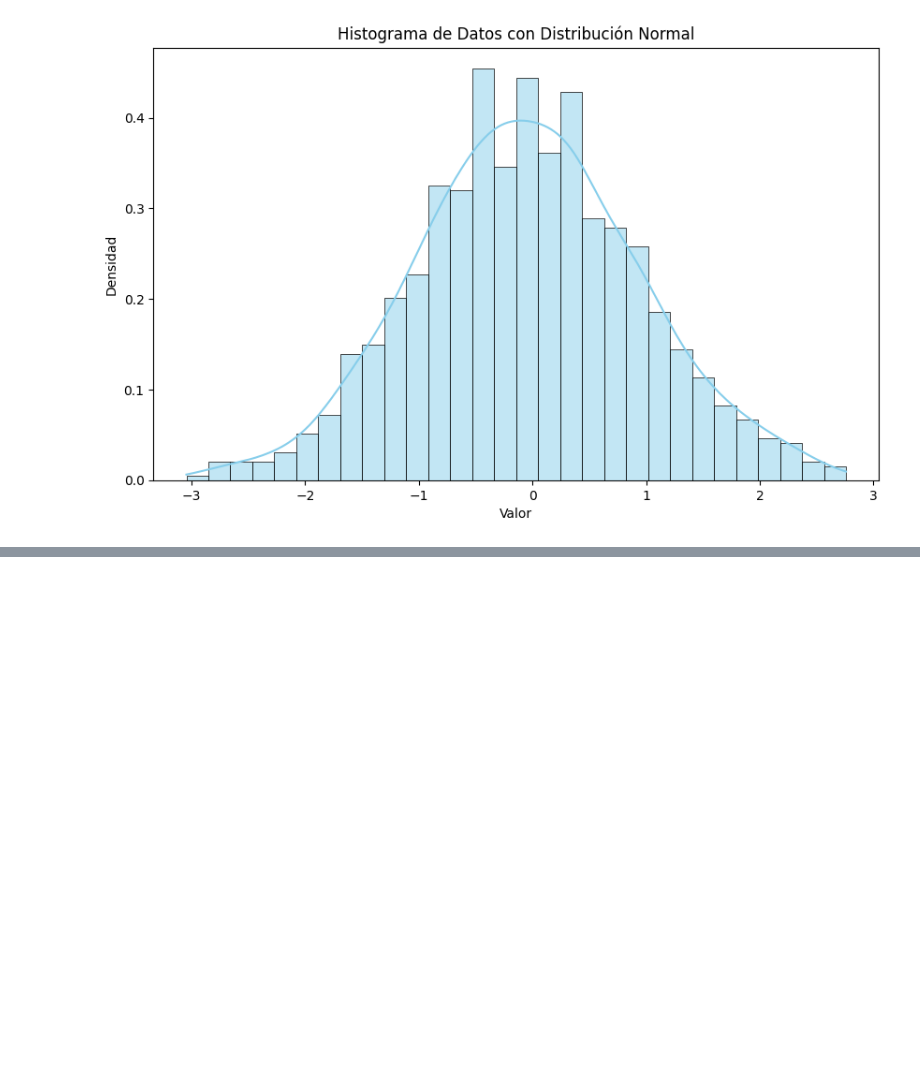
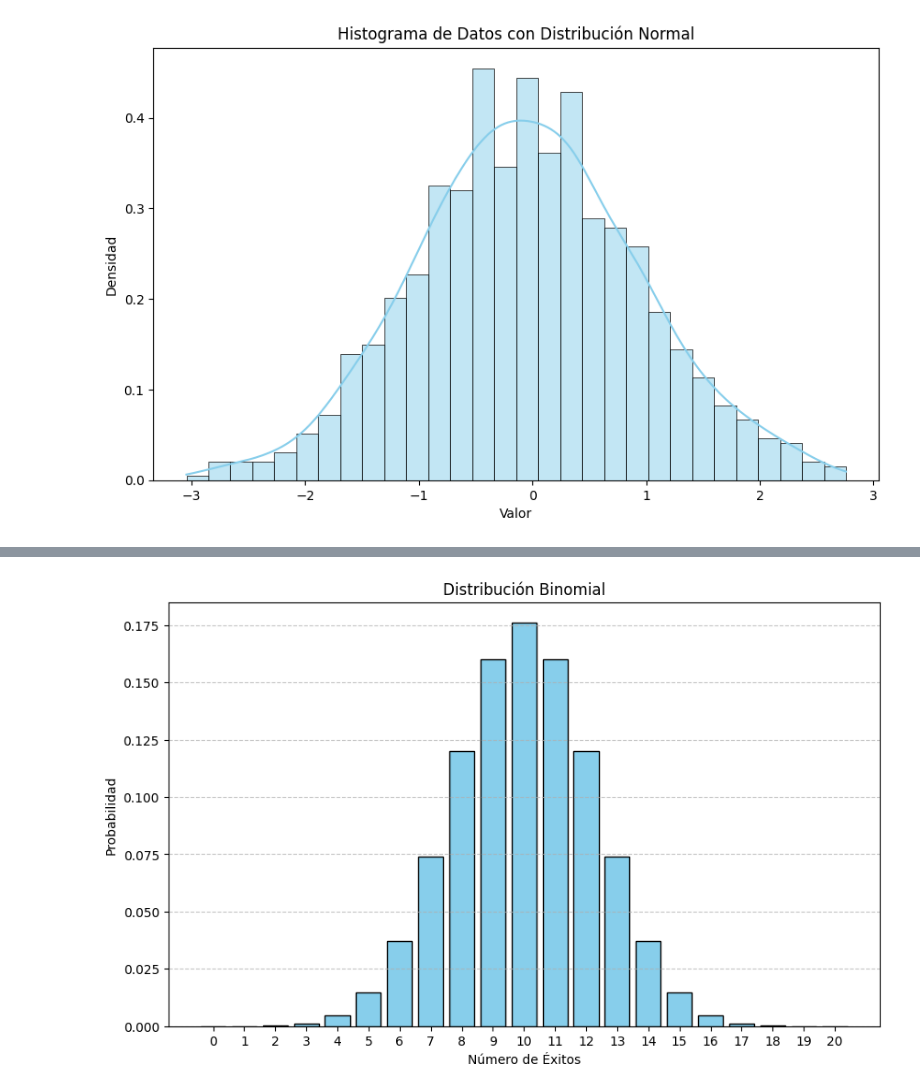
Before and after one commit to Vanessa0ne/phyton, a Jupyter notebook: HISTOGRAMA_CON_PYTHON.ipynb, the cells around one changed output, grey strips where cells are left out. Cells and saved outputs as stored; diff of their text form; code cells hidden in the pictures; blank space fills up the shorter version.

```diff
--- a/HISTOGRAMA_CON_PYTHON.ipynb
+++ b/HISTOGRAMA_CON_PYTHON.ipynb
@@ -479,0 +610,26 @@ plt.show()
+# %%
+import numpy as np
+import matplotlib.pyplot as plt
+from scipy.stats import binom
+
+# Parámetros de la distribución binomial
+n = 20        # Número de ensayos
+p = 0.5       # Probabilidad de éxito en cada ensayo
+
+# Valores posibles de éxitos (de 0 a n)
+x = np.arange(0, n + 1)
+
+# Función de masa de probabilidad de la distribución binomial
+pmf = binom.pmf(x, n, p)
+
+# Crear el gráfico
+plt.figure(figsize=(10, 6))
+plt.bar(x, pmf, color='skyblue', edgecolor='black')
+plt.title('Distribución Binomial')
+plt.xlabel('Número de Éxitos')
+plt.ylabel('Probabilidad')
+plt.xticks(x)
+plt.grid(axis='y', linestyle='--', alpha=0.7)
+plt.show()
+# %% [output]
+[figure, added]
```
Also changed, not shown: parts of 5 cells of this notebook.
